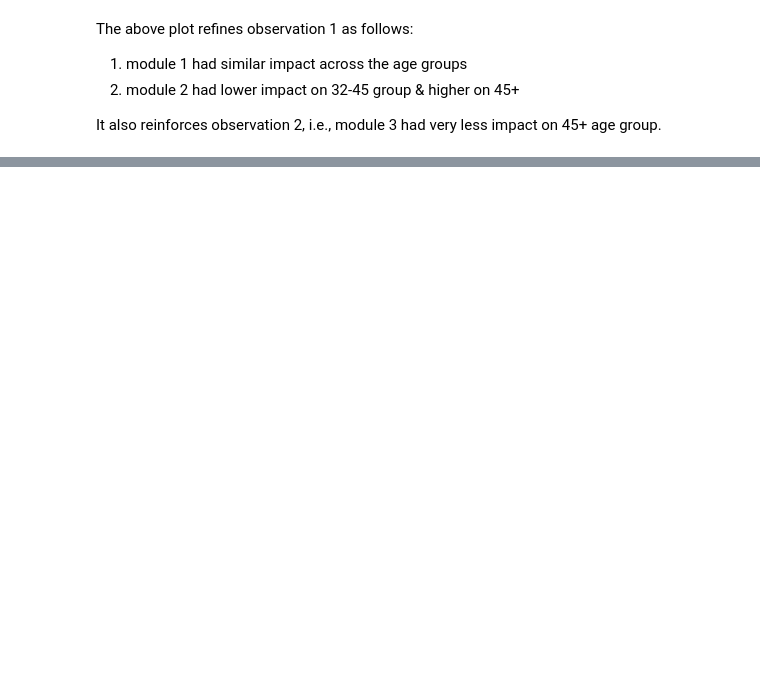
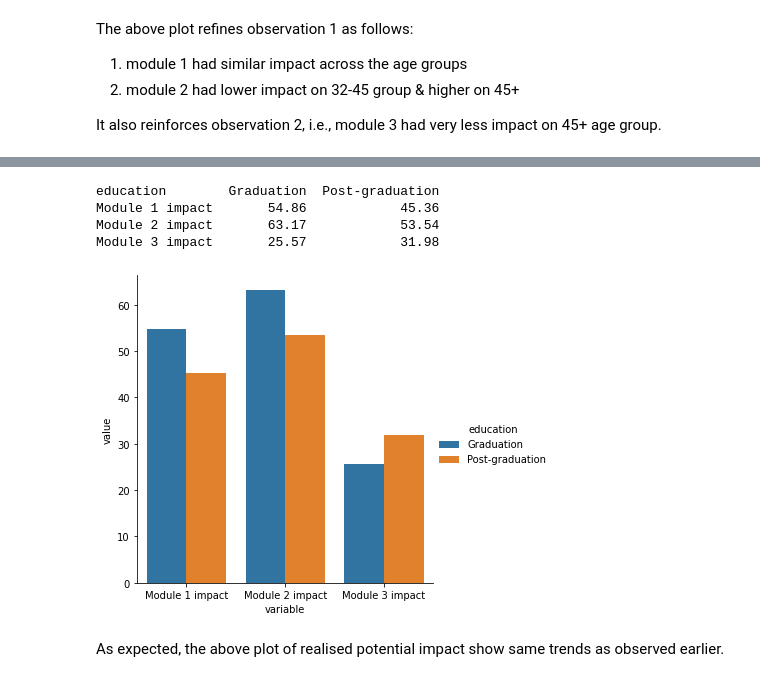
Before and after one commit to Richa614/covid-training-analysis, a Jupyter notebook: assignment.ipynb, the cells around one changed output, grey strips where cells are left out. Saved outputs shown, nothing was run; the diff lists cells and outputs as text; code cells hidden in the pictures; blank space fills up the shorter version.

Commit message:
added educational background wise analysis

```diff
--- a/assignment.ipynb
+++ b/assignment.ipynb
@@ -231,0 +231,5 @@ It also reinforces observation 2, i.e., module 3 had very less impact on 45+ age
+# %%
+# Count of data points for each eduational background
+
+score_temp = score.dropna(subset=['education'])
+print(score_temp[[f'Module {i} impact' for i in range(1, 4)]].groupby(score_temp['education']).count().round(2).T, '\n')
@@ -231,0 +253,5 @@ It also reinforces observation 2, i.e., module 3 had very less impact on 45+ age
+# %%
+score_temp = score_temp[score_temp['education'].isin(['Graduation', 'Post-graduation'])]
+
+print(score_temp[[f'Module {i} impact' for i in range(1, 4)]].groupby(score_temp['education']).mean().round(2).dropna(how='all').T, '\n')
+print(score_temp[[f'Module {i} PreTest' for i in range(1, 4)]].groupby(score_temp['education']).mean().round(2).dropna(how='all').T, '\n')
@@ -231,0 +275,16 @@ It also reinforces observation 2, i.e., module 3 had very less impact on 45+ age
+# %%
+ed_wise_impact = round(100*score_temp[[f'Module {i} impact' for i in range(1, 4)]].groupby(score_temp['education']).mean()/
+      (100-score_temp[[f'Module {i} PreTest' for i in range(1, 4)]].groupby(score_temp['education']).mean().values), 2)
+
+print(ed_wise_impact.T)
+ed_wise_impact['education'] = ed_wise_impact.index
+sns.catplot(data=pd.melt(ed_wise_impact, id_vars='education'), kind='bar', x='variable', y='value', hue='education')
+plt.show()
+# %% [output]
+education        Graduation  Post-graduation
+Module 1 impact       54.86            45.36
+Module 2 impact       63.17            53.54
+Module 3 impact       25.57            31.98
+[figure, added]
+# %% [markdown]
+As expected, the above plot of realised potential impact show same trends as observed earlier.
```
Also changed, not shown: parts of 7 cells of this notebook.
